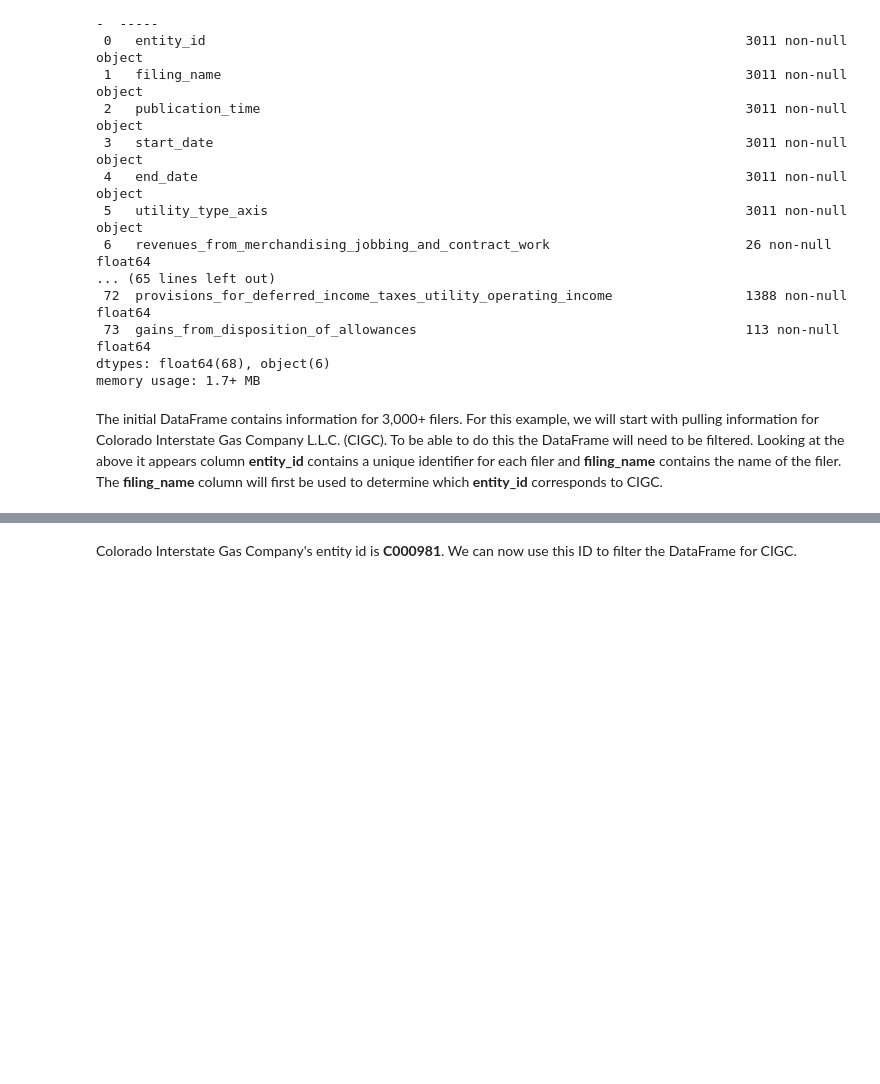
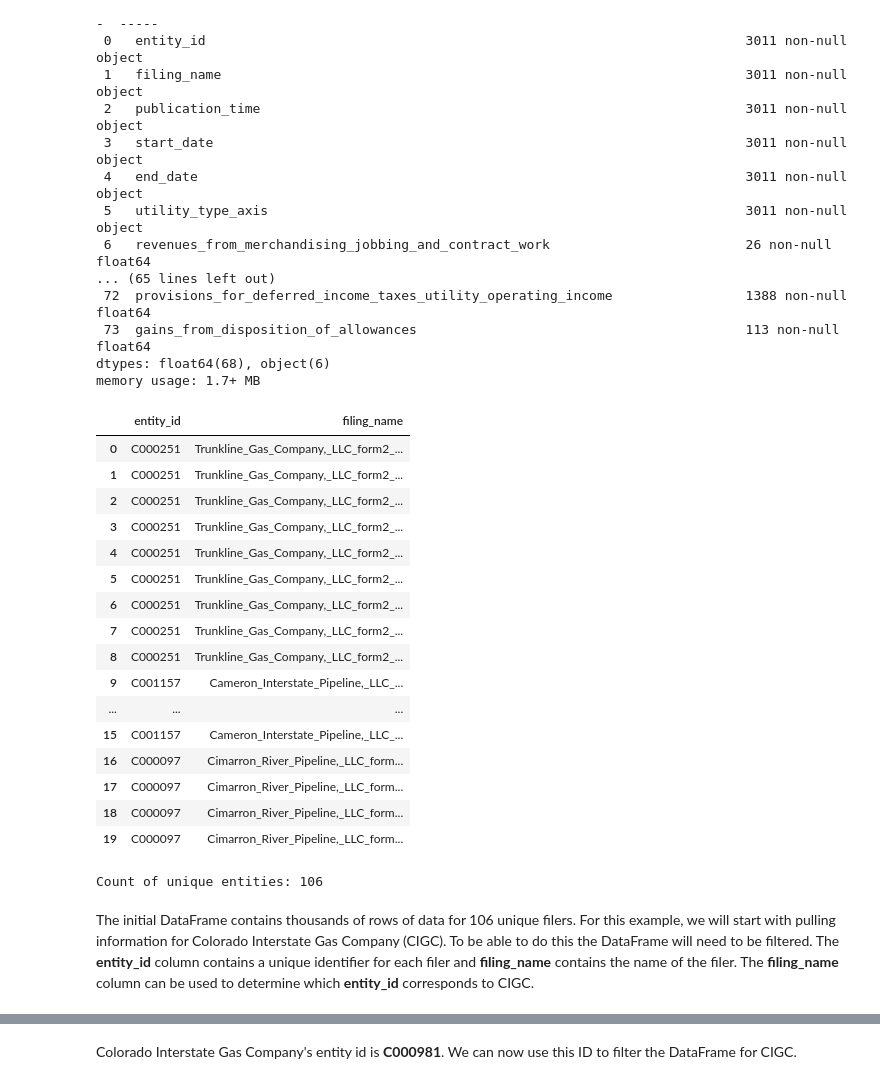
Before and after one commit to DougRoehm/pudl-ferc-data-extract, a Jupyter notebook: ferc2_data_explore.ipynb, the cells around one changed output, grey strips where cells are left out. Saved outputs shown, nothing was run; the diff lists cells and outputs as text; code cells hidden in the pictures; blank space fills up the shorter version.

Commit message:
Add count of unique filers to notebook example

```diff
--- a/ferc2_data_explore.ipynb
+++ b/ferc2_data_explore.ipynb
@@ -98,8 +98,35 @@ Data columns (total 74 columns):
  73  gains_from_disposition_of_allowances                                          113 non-null    float64
 dtypes: float64(68), object(6)
 memory usage: 1.7+ MB
+# %%
+# Printout of first 20 entity_id's and filing_name's
+df_is.loc[:, ('entity_id', 'filing_name')].head(20)
+# %% [output]
+|  | entity_id | filing_name |
+| 0 | C000251 | Trunkline_Gas_Company,_LLC_form2_... |
+| 1 | C000251 | Trunkline_Gas_Company,_LLC_form2_... |
+| 2 | C000251 | Trunkline_Gas_Company,_LLC_form2_... |
+| 3 | C000251 | Trunkline_Gas_Company,_LLC_form2_... |
+| 4 | C000251 | Trunkline_Gas_Company,_LLC_form2_... |
+| 5 | C000251 | Trunkline_Gas_Company,_LLC_form2_... |
+| 6 | C000251 | Trunkline_Gas_Company,_LLC_form2_... |
+| 7 | C000251 | Trunkline_Gas_Company,_LLC_form2_... |
+| 8 | C000251 | Trunkline_Gas_Company,_LLC_form2_... |
+| 9 | C001157 | Cameron_Interstate_Pipeline,_LLC_... |
+| ... | ... | ... |
+| 15 | C001157 | Cameron_Interstate_Pipeline,_LLC_... |
+| 16 | C000097 | Cimarron_River_Pipeline,_LLC_form... |
+| 17 | C000097 | Cimarron_River_Pipeline,_LLC_form... |
+| 18 | C000097 | Cimarron_River_Pipeline,_LLC_form... |
+| 19 | C000097 | Cimarron_River_Pipeline,_LLC_form... |
+# %%
+# Get count of unique entity_id's
+unique_entity_count = df_is['entity_id'].nunique()
+print(f'Count of unique entities: {unique_entity_count}')
+# %% [output]
+Count of unique entities: 106
 # %% [markdown]
-The initial DataFrame contains information for 3,000+ filers. For this example, we will start with pulling information for Colorado Interstate Gas Company L.L.C. (CIGC). To be able to do this the DataFrame will need to be filtered. Looking at the above it appears column **entity_id** contains a unique identifier for each filer and **filing_name** contains the name of the filer. The **filing_name** column will first be used to determine which **entity_id** corresponds to CIGC.
+The initial DataFrame contains thousands of rows of data for 106 unique filers. For this example, we will start with pulling information for Colorado Interstate Gas Company (CIGC). To be able to do this the DataFrame will need to be filtered. The **entity_id** column contains a unique identifier for each filer and **filing_name** contains the name of the filer. The **filing_name** column can be used to determine which **entity_id** corresponds to CIGC.
 # %%
 # Use str.contains to find CIGC's entity id
 df_is[df_is.loc[:, 'filing_name'].str.contains('Colorado_Interstate')]
```
